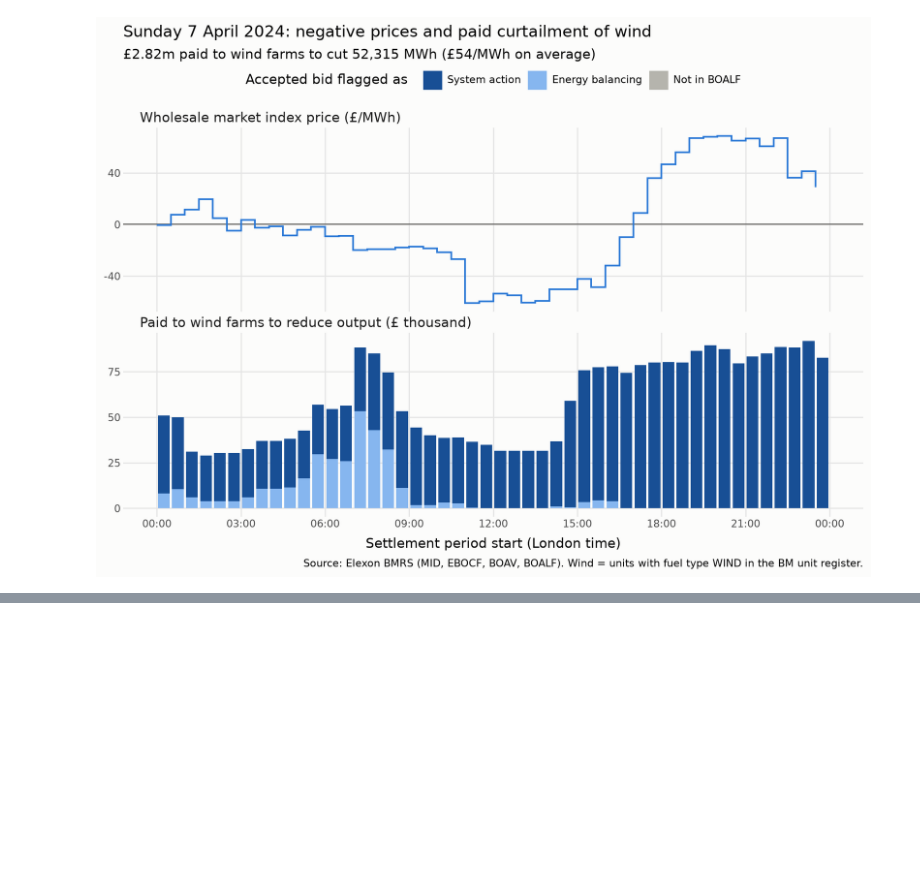
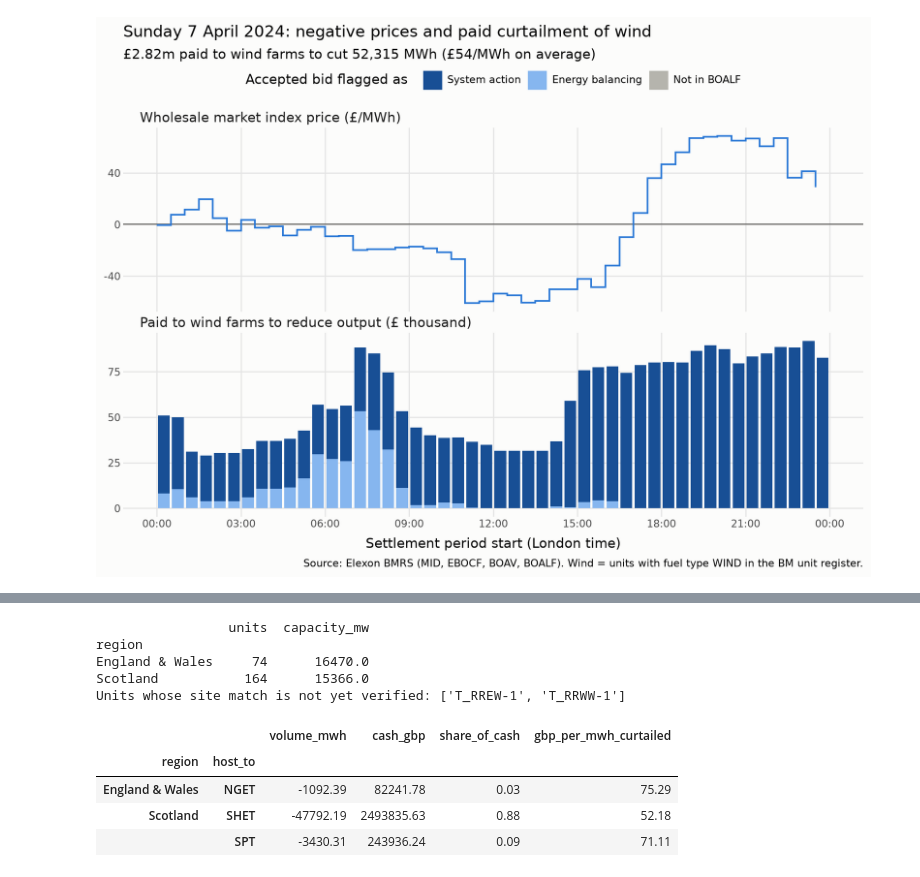
Before and after one commit to Vibratess/Sub-Zero-Prices, a Jupyter notebook: notebooks/analysis.ipynb, the cells around one changed output, grey strips where cells are left out. Drawn from its saved outputs; the diff is of its cells as text; code cells hidden in the pictures; blank space fills up the shorter version.

```diff
--- a/notebooks/analysis.ipynb
+++ b/notebooks/analysis.ipynb
@@ -312,0 +319,22 @@ fig2
+# %%
+bmunit_map = pd.read_csv(Path("..") / "data" / "bmunit_map.csv")
+print(bmunit_map.groupby("region")["generation_capacity_mw"].agg(units="count", capacity_mw="sum").round(0))
+print("Units whose site match is not yet verified:",
+      bmunit_map.loc[bmunit_map["method"].str.contains("unverified"), "bm_unit"].tolist())
+
+by_region = (wind_bids.merge(bmunit_map[["bm_unit", "region", "host_to"]], on="bm_unit", how="left")
+             .groupby(["region", "host_to"])[["volume_mwh", "cash_gbp"]].sum())
+by_region["share_of_cash"] = by_region["cash_gbp"] / by_region["cash_gbp"].sum()
+by_region["gbp_per_mwh_curtailed"] = by_region["cash_gbp"] / -by_region["volume_mwh"]
+by_region.round(2)
+# %% [output]
+                 units  capacity_mw
+region
+England & Wales     74      16470.0
+Scotland           164      15366.0
+Units whose site match is not yet verified: ['T_RREW-1', 'T_RRWW-1']
+|  |  | volume_mwh | cash_gbp | share_of_cash | gbp_per_mwh_curtailed |
+| region | host_to |  |  |  |  |
+| England & Wales | NGET | -1092.39 | 82241.78 | 0.03 | 75.29 |
+| Scotland | SHET | -47792.19 | 2493835.63 | 0.88 | 52.18 |
+|  | SPT | -3430.31 | 243936.24 | 0.09 | 71.11 |
```
Also changed, not shown: parts of 1 cell of this notebook, 6 other files.
